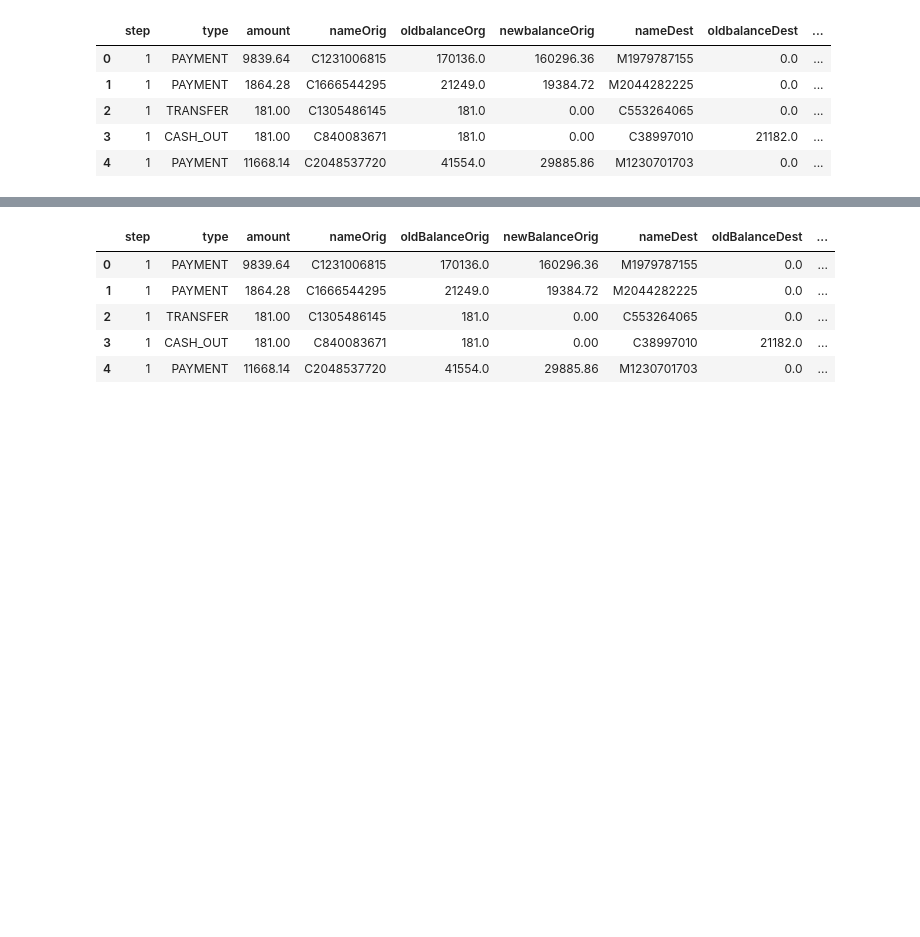
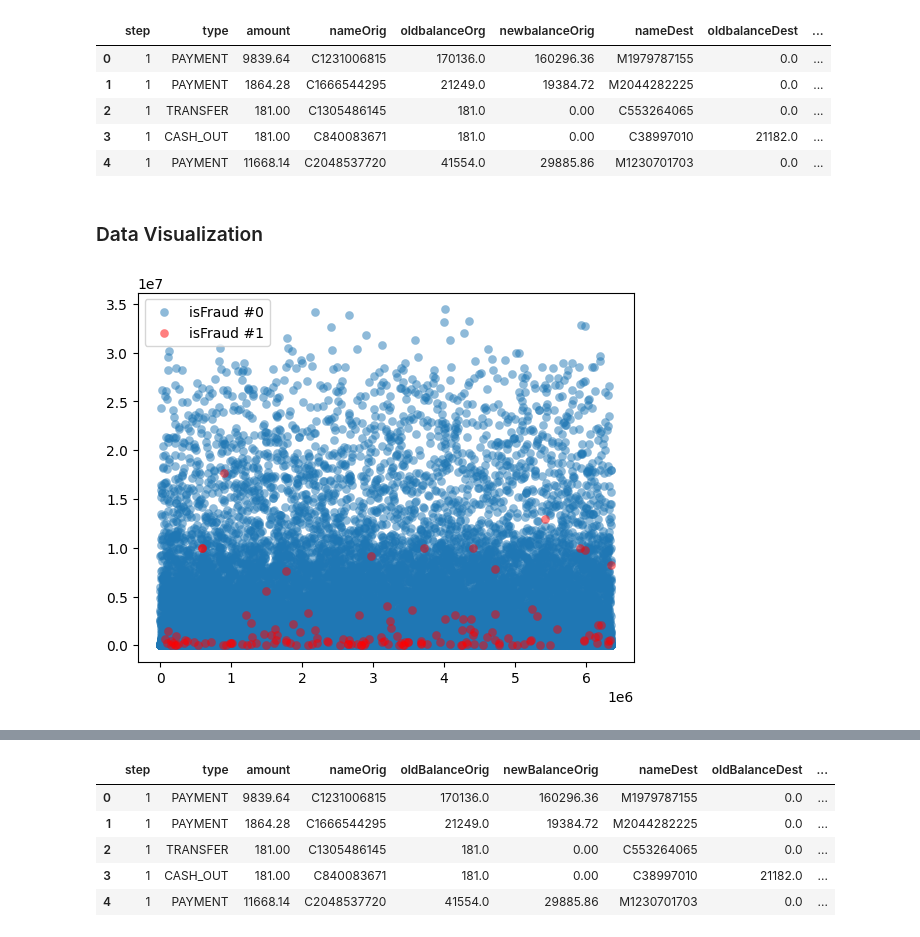
Before and after one commit to AlcaRmsp/the_laundromat, a Jupyter notebook: Data-Modeling_TK_Rebalancing_ytest.ipynb, the cells around one changed output, grey strips where cells are left out. Saved outputs shown, nothing was run; the diff lists cells and outputs as text; code cells hidden in the pictures; blank space fills up the shorter version.

```diff
--- a/Data-Modeling_TK_Rebalancing_ytest.ipynb
+++ b/Data-Modeling_TK_Rebalancing_ytest.ipynb
@@ -35,6 +35,29 @@ df.head()
 | 2 | 1 | TRANSFER | 181.00 | C1305486145 | 181.0 | 0.00 | C553264065 | 0.0 | ... |
 | 3 | 1 | CASH_OUT | 181.00 | C840083671 | 181.0 | 0.00 | C38997010 | 21182.0 | ... |
 | 4 | 1 | PAYMENT | 11668.14 | C2048537720 | 41554.0 | 29885.86 | M1230701703 | 0.0 | ... |
+# %% [markdown]
+### Data Visualization
+# %%
+df_sample=df.sample(100000)
+# %%
+def prep_data(df_sample):
+    X_viz = df_sample.iloc[:, 2:10].values
+    y_viz = df_sample.isFraud.values
+    return X_viz, y_viz
+# %%
+def plot_data(X_viz, y):
+    plt.scatter(X_viz[y_viz == 0, 0], X_viz[y_viz == 0, 1], label="isFraud #0", alpha=0.5, linewidth=0.15)
+    plt.scatter(X_viz[y_viz == 1, 0], X_viz[y_viz == 1, 1], label="isFraud #1", alpha=0.5, linewidth=0.15, c='r')
+    plt.legend()
+    return plt.show()
+# %%
+# Create X and y from the prep_data function
+X_viz, y_viz = prep_data(df_sample)
+# %%
+# Plot our data by running our plot data function on X and y
+plot_data(X_viz, y_viz)
+# %% [output]
+[figure, added]
 # %%
 X_plt=df
 y_plt=df.drop(df['isFraud'])
```
Also changed, not shown: parts of 37 cells of this notebook.
